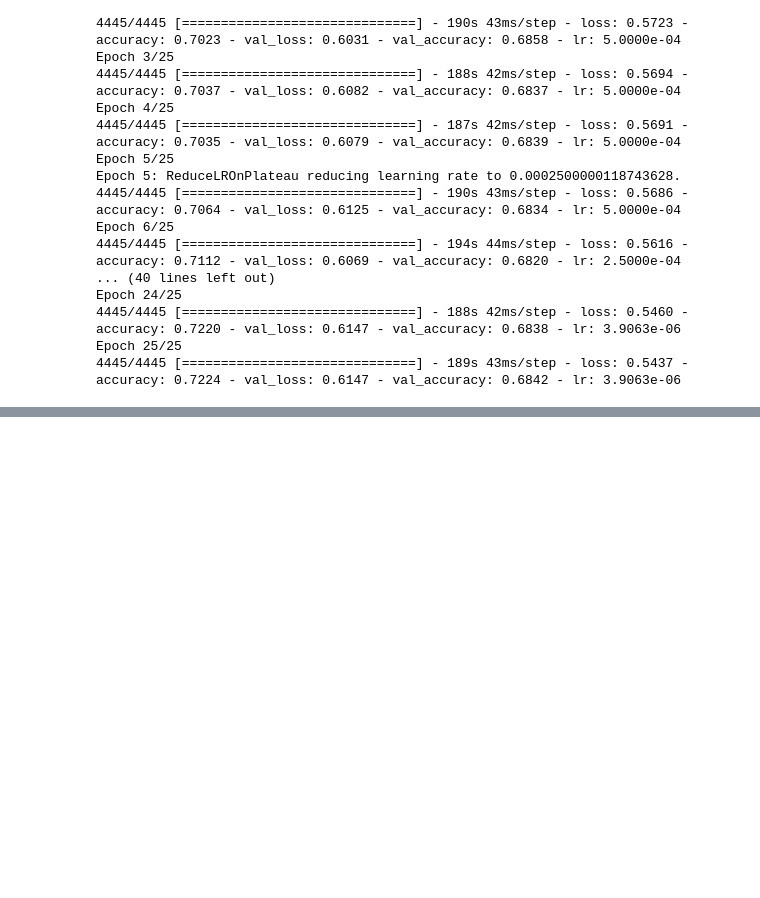
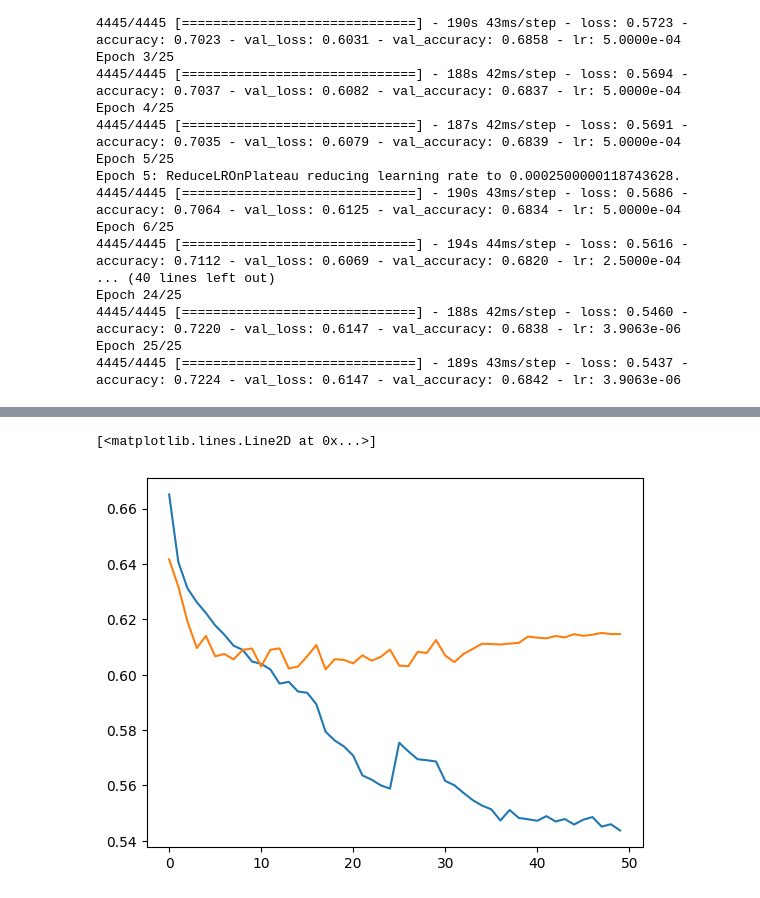
Before and after one commit to ravindra-pandey/Diabetic_Retinopathy, a Jupyter notebook: diabetic_retinopathy.ipynb, the cells around one changed output, grey strips where cells are left out. Saved outputs shown, nothing was run; the diff lists cells and outputs as text; code cells hidden in the pictures; blank space fills up the shorter version.

```diff
--- a/diabetic_retinopathy.ipynb
+++ b/diabetic_retinopathy.ipynb
@@ -260,0 +263,11 @@ his=pd.DataFrame(["loss"])
+# %%
+cur_history=pd.DataFrame(history.history)
+prev_history=pd.read_csv("drive/MyDrive/Projects_DSVV/Diabetic_Retinopathy/final_model_history.csv")
+# %%
+final_history=pd.concat([prev_history,cur_history],ignore_index=True)
+# %%
+plt.plot(final_history["loss"])
+plt.plot(final_history["val_loss"])
+# %% [output]
+[<matplotlib.lines.Line2D at 0x...>]
+[figure, added]
```
Also changed, not shown: parts of 7 cells of this notebook.
